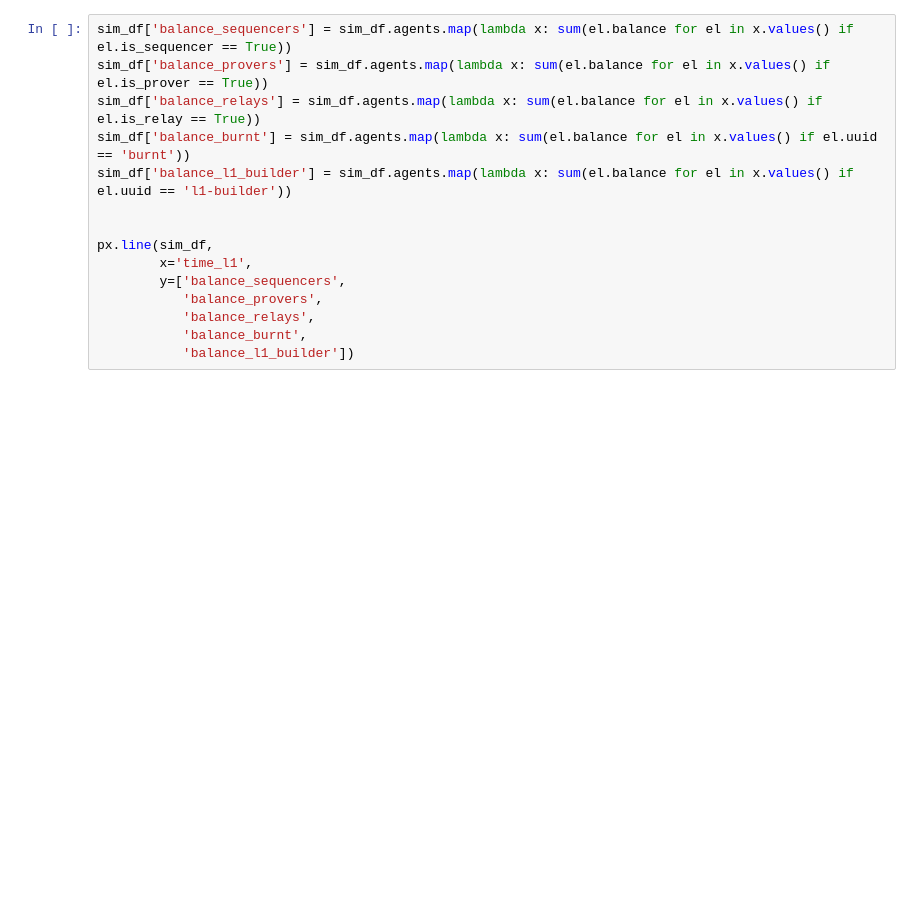
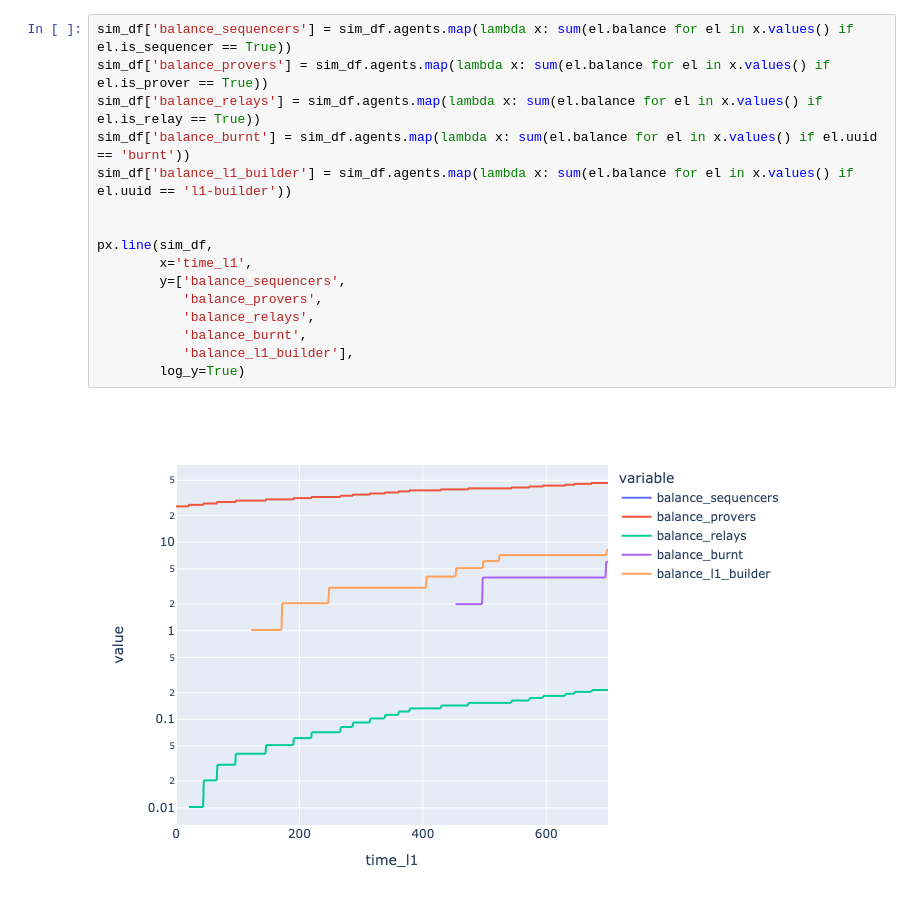
Before and after one commit to BlockScience/aztec-gddt, a Jupyter notebook: notebooks/test_run.ipynb, the cells around one changed output. Cells and saved outputs as stored; diff of their text form; blank space fills up the shorter version.

```diff
--- a/notebooks/test_run.ipynb
+++ b/notebooks/test_run.ipynb
@@ -62,15 +67,18 @@ sns.lineplot(x=sim_df.time_l1,
 # %%
 sim_df['balance_sequencers'] = sim_df.agents.map(lambda x: sum(el.balance for el in x.values() if el.is_sequencer == True))
 sim_df['balance_provers'] = sim_df.agents.map(lambda x: sum(el.balance for el in x.values() if el.is_prover == True))
 sim_df['balance_relays'] = sim_df.agents.map(lambda x: sum(el.balance for el in x.values() if el.is_relay == True))
 sim_df['balance_burnt'] = sim_df.agents.map(lambda x: sum(el.balance for el in x.values() if el.uuid == 'burnt'))
 sim_df['balance_l1_builder'] = sim_df.agents.map(lambda x: sum(el.balance for el in x.values() if el.uuid == 'l1-builder'))
 
 
 px.line(sim_df,
         x='time_l1',
         y=['balance_sequencers',
            'balance_provers',
            'balance_relays',
            'balance_burnt',
-           'balance_l1_builder'])
+           'balance_l1_builder'],
+        log_y=True)
+# %% [output]
+[figure, added]
```
Also changed, not shown: parts of 8 cells of this notebook, 2 other files.
